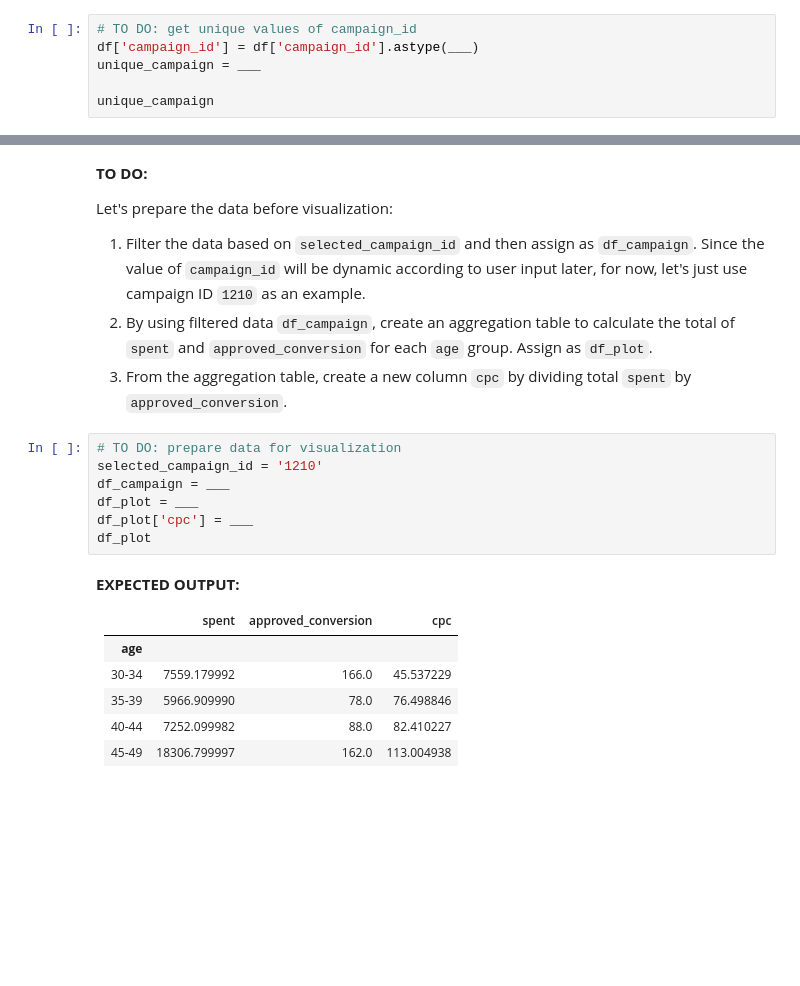
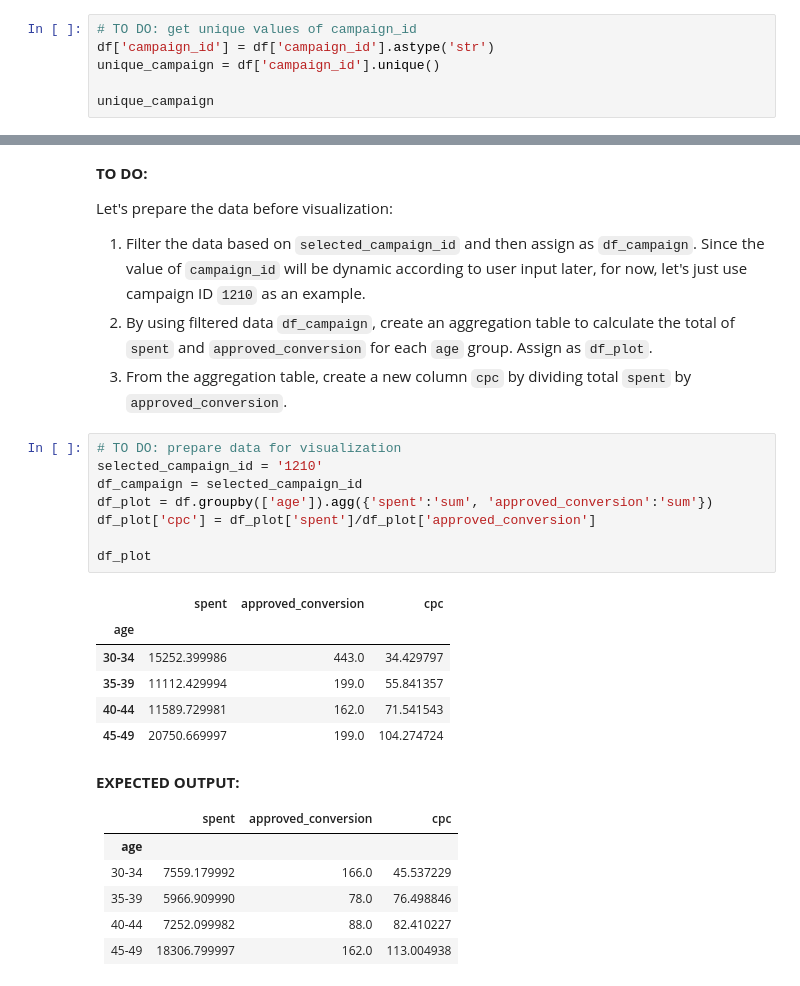
Before and after one commit to npmitaart/algoritma-capstone-telebot, a Jupyter notebook: Notebook Guide.ipynb, the cells around one changed output, grey strips where cells are left out. Saved outputs shown, nothing was run; the diff lists cells and outputs as text; blank space fills up the shorter version.

```diff
--- a/Notebook Guide.ipynb
+++ b/Notebook Guide.ipynb
@@ -361,7 +406,7 @@ The data is downloaded from a  [Kaggle dataset repository](https://www.kaggle.co
 Since we expect both **/summary** & **/plot** to ask for `campaign_id` as reply options, in the cell below change the type of `campaign_id` to **string (str)** and store its unique values into `unique_campaign` variable:
 # %%
 # TO DO: get unique values of campaign_id
-df['campaign_id'] = df['campaign_id'].astype(___)
-unique_campaign = ___
+df['campaign_id'] = df['campaign_id'].astype('str')
+unique_campaign = df['campaign_id'].unique()
 
 unique_campaign
@@ -596,10 +688,18 @@ Let's prepare the data before visualization:
 # %%
 # TO DO: prepare data for visualization
 selected_campaign_id = '1210'
-df_campaign = ___
-df_plot = ___
-df_plot['cpc'] = ___
+df_campaign = selected_campaign_id
+df_plot = df.groupby(['age']).agg({'spent':'sum', 'approved_conversion':'sum'})
+df_plot['cpc'] = df_plot['spent']/df_plot['approved_conversion']
+
 df_plot
+# %% [output]
+|  | spent | approved_conversion | cpc |
+| age |  |  |  |
+| 30-34 | 15252.399986 | 443.0 | 34.429797 |
+| 35-39 | 11112.429994 | 199.0 | 55.841357 |
+| 40-44 | 11589.729981 | 162.0 | 71.541543 |
+| 45-49 | 20750.669997 | 199.0 | 104.274724 |
 # %% [markdown]
 **EXPECTED OUTPUT:**
 
```
Also changed, not shown: parts of 23 cells of this notebook, 3 other files.
